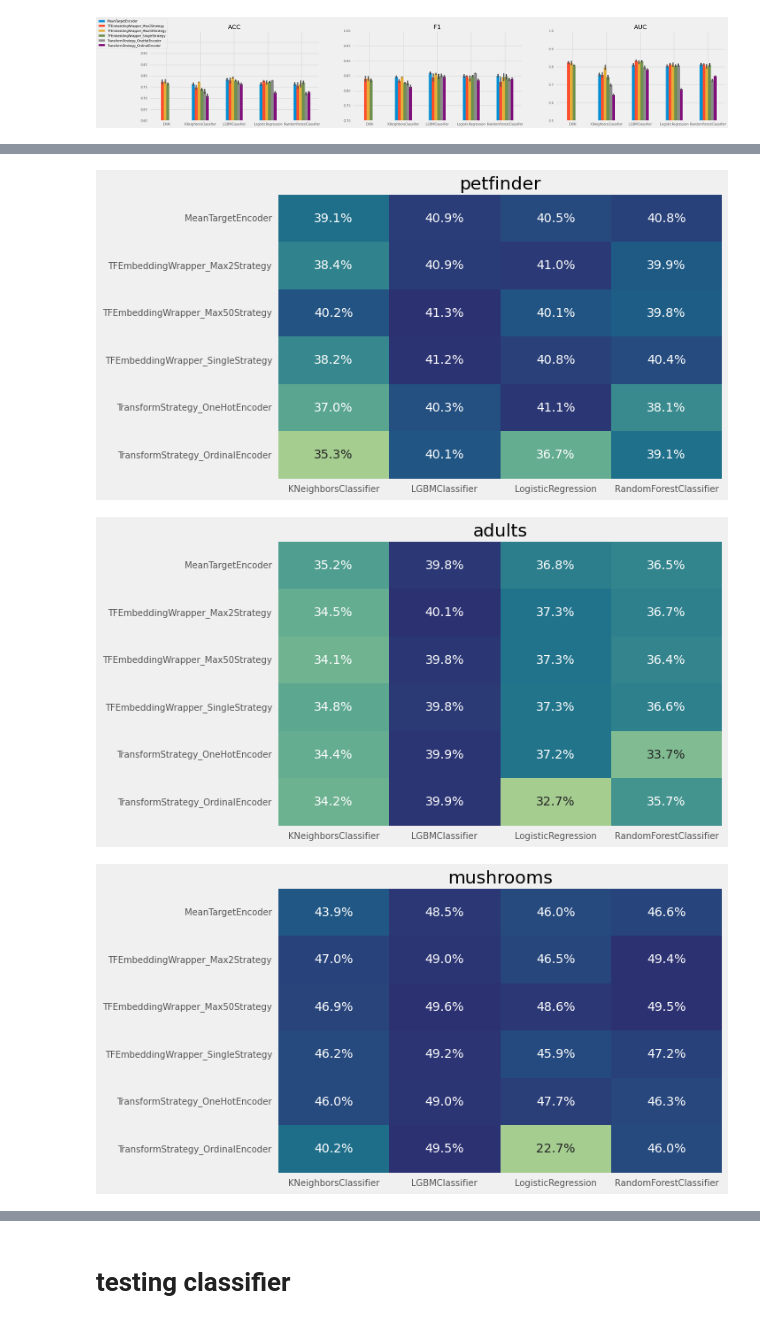
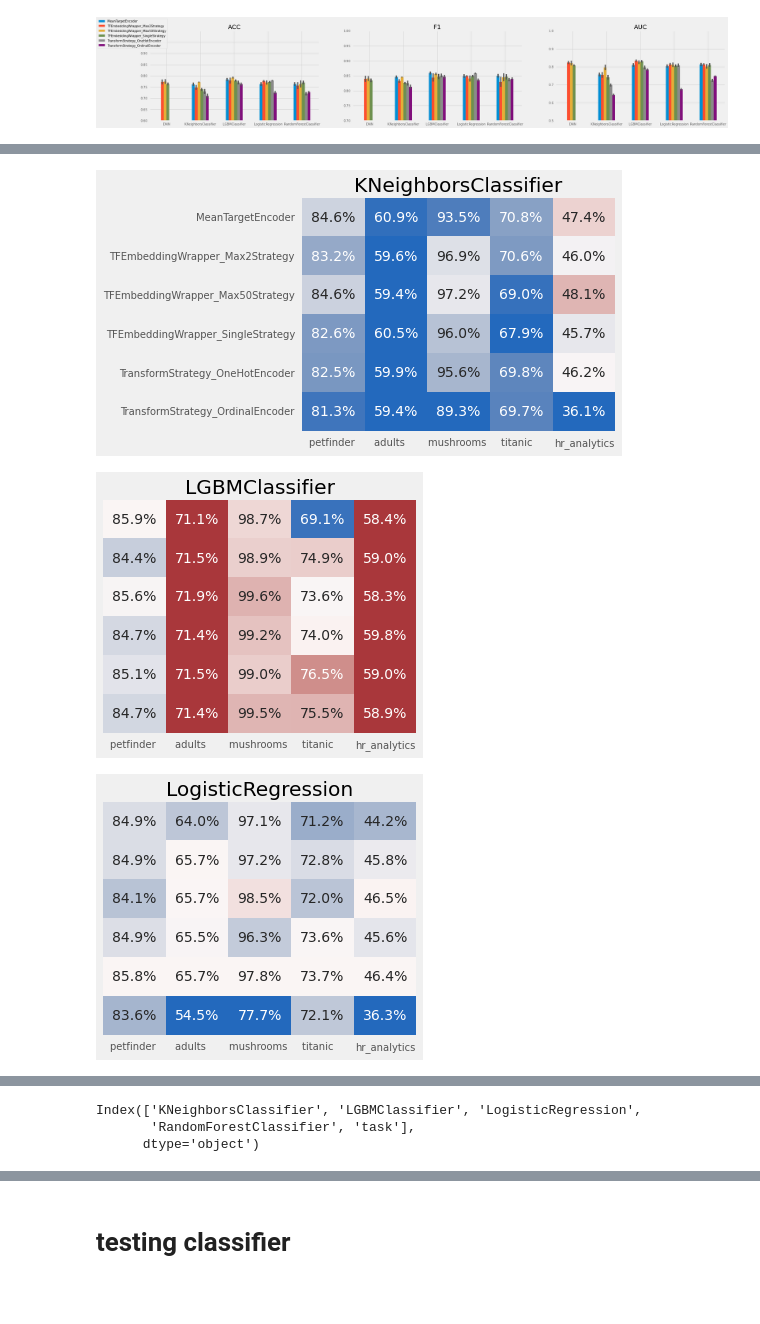
Before and after one commit to spayot/mte-plus, a Jupyter notebook: notebooks/tf_embeddings.ipynb, the cells around one changed output, grey strips where cells are left out. Cells and saved outputs as stored; diff of their text form; code cells hidden in the pictures; blank space fills up the shorter version.

Commit message:
adding heatmaps to README

```diff
--- a/notebooks/tf_embeddings.ipynb
+++ b/notebooks/tf_embeddings.ipynb
@@ -116,31 +119,60 @@ fig = col.plot_model_encoder_pairs(reporter, figpath='../figures/petfinder.png')
 # %%
+import os
 import matplotlib.pyplot as plt
 import seaborn as sns
 
 
 def get_summary(df, metric):
     summary = pd.pivot(df, columns='classifier', index='transformer', values=metric)
     summary = col.plot._clean_index_column_names(summary)
     return summary
 
 
-filepath = '../runs/adults.csv'
+def calculate_score(report):
+    """score ~ f1 * auc / (f1 + auc)"""
+    score = (report.f1 - report['f1-std']) * (report.auc - report['auc-std']) / (report.f1 + report.auc)
+
+
+RUNS_PATH = '../runs'
+def plot_heatmap(task, metric, clf, ax, yticks: bool = False) -> None:
+    filepath = os.path.join(RUNS_PATH, f'{task}.csv')
+
+    report = col.Report.from_csv(filepath).report
+
+    summary = get_summary(report, metric)
+
+    baseline = summary.loc['TransformStrategy_OneHotEncoder', 'LogisticRegression']
+
+    summary = summary[[clf]]
+    summary.columns = [f'{task:<10}']
+
+    delta = .05
+    sns.heatmap(summary, cmap='vlag', annot=True, fmt='.1%', cbar=False, ax=ax, center=baseline, vmin=baseline -delta, vmax=baseline + delta)
+    # plt.title('score ~ f1 * auc / (f1 + auc)');
+    # ax.set_title(f"{metric} on {task}");
+    # ax.set_xticklabels([])
+
+    if not yticks:
+        ax.set_yticklabels([])
+
+
+
+
+
 
 tasks = ['petfinder', 'adults', 'mushrooms', 'titanic', 'hr_analytics']
+metric = 'f1'
+clfs = ['KNeighborsClassifier', 'LGBMClassifier', 'LogisticRegression', 'RandomForestClassifier']
+for j, clf in enumerate(clfs):
+    fig, ax = plt.subplots(1,5, figsize=(5,4))
+    for i, task in enumerate(tasks):
+        plot_heatmap(task, metric, clf=clf, ax=ax[i], yticks=(i==0) & (j==0))
 
-for task in tasks:
-    filepath = f'../runs/{task}.csv'
-    report = col.Report.from_csv(filepath).report
-
-    report['score'] = (report.f1 - report['f1-std']) * (report.auc - report['auc-std']) / (report.f1 + report.auc)
-
-    summary = get_summary(report, 'score').drop(columns='DNN')
-
-    sns.heatmap(summary, cmap='crest', annot=True, fmt='.1%', cbar=False)#, center=.411)
-    plt.title('score ~ f1 * auc / (f1 + auc)');
-    plt.title(task);
+    plt.subplots_adjust(wspace=0, hspace=0)
+    ax[2].set_title(clf)
+    plt.savefig(f'../figures/heatmap_{clf}.png', transparent=False, facecolor='white')
     plt.show()
 # %% [output]
-[figure, old version]
+[figure, new version]
-[figure, old version]
+[figure, new version]
-[figure, old version]
+[figure, new version]
@@ -148,0 +180,6 @@ for task in tasks:
+# %%
+all_results.columns
+# %% [output]
+Index(['KNeighborsClassifier', 'LGBMClassifier', 'LogisticRegression',
+       'RandomForestClassifier', 'task'],
+      dtype='object')
```
Also changed, not shown: parts of 3 cells of this notebook, 7 other files.
